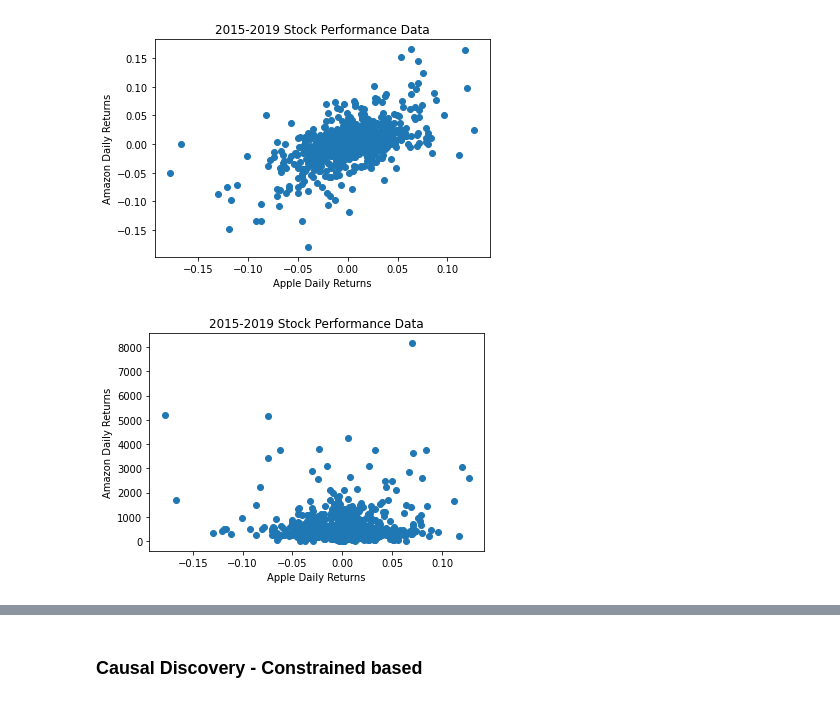
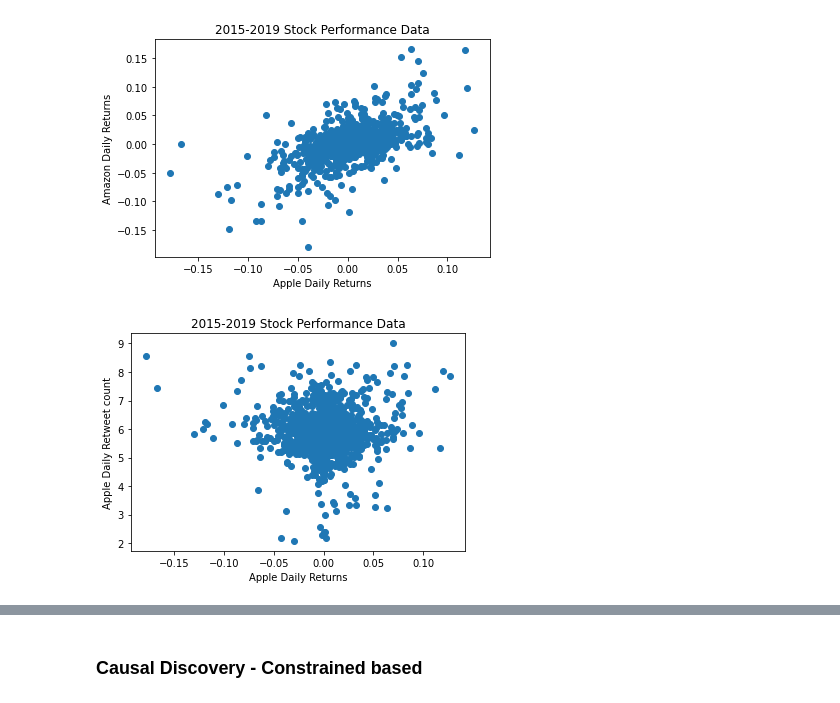
Before and after one commit to dssaenzml/ml703_timeSeriesCausalDiscovery, a Jupyter notebook: Pytrad/stocks_causal_discovery_pytrad.ipynb, the cells around one changed output, grey strips where cells are left out. Saved outputs shown, nothing was run; the diff lists cells and outputs as text; code cells hidden in the pictures.

Commit message:
commit on plots

```diff
--- a/Pytrad/stocks_causal_discovery_pytrad.ipynb
+++ b/Pytrad/stocks_causal_discovery_pytrad.ipynb
@@ -699,12 +704,12 @@ plt.savefig("./Linear Analysis Plots/apple_amazon_returns.jpeg")
 [figure]
 # %%
 x_var = dataFrameCompanies[:, 0]
-y_var = dataFrameCompanies[:, 6]
+y_var = np.log(dataFrameCompanies[:, 6])
 
 plt.scatter(x_var, y_var)
 plt.title("2015-2019 Stock Performance Data")
 plt.xlabel("Apple Daily Returns")
-plt.ylabel("Amazon Daily Returns")
-plt.savefig("./Linear Analysis Plots/apple_amazon_returns.jpeg")
+plt.ylabel("Apple Daily Retweet count")
+plt.savefig("./Linear Analysis Plots/apple_returns_retweet.jpeg")
 # %% [output]
-[figure, old version]
+[figure, new version]
```
Also changed, not shown: parts of 9 cells of this notebook.
